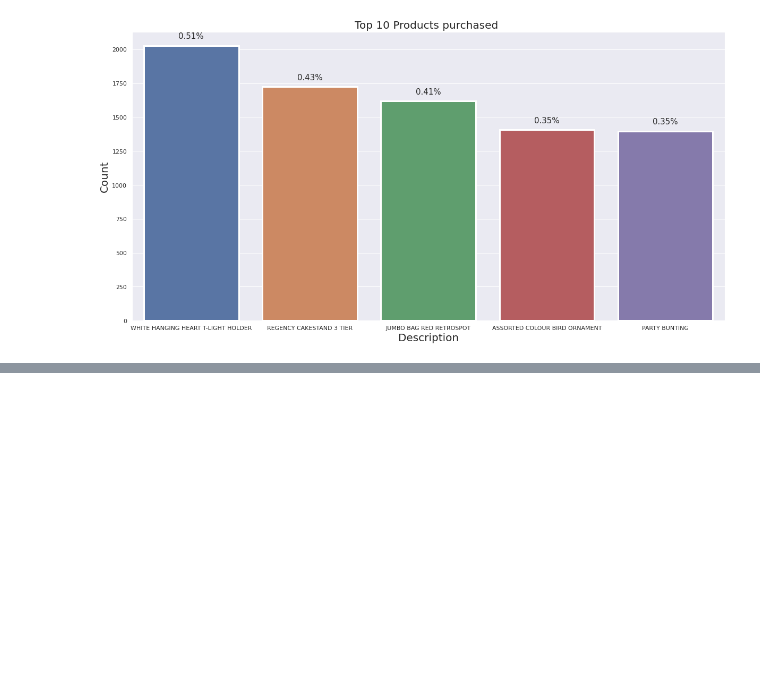
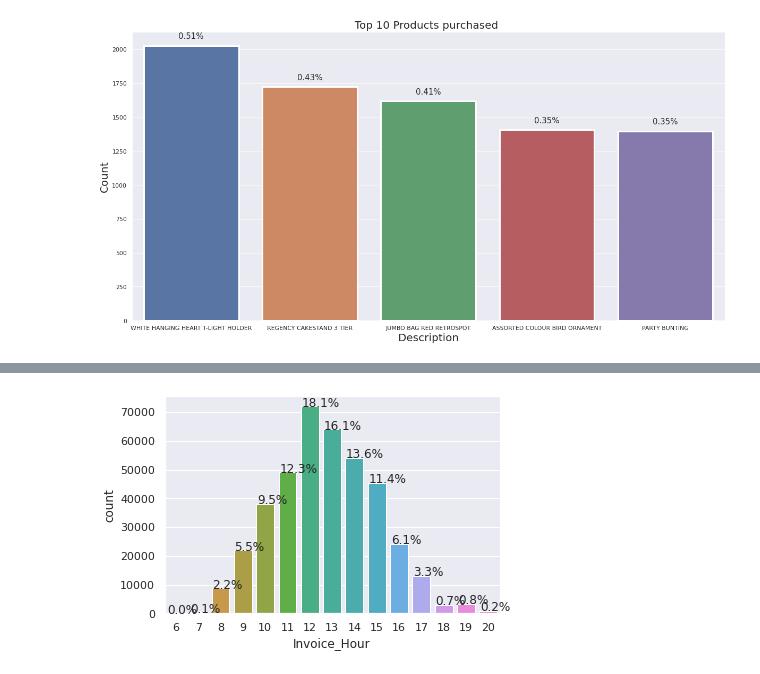
Before and after one commit to DrKamaleshR/Customersegmentation-unsupervised, a Jupyter notebook: Online_Retail_Customer_Segmentation_Capstone_Project.ipynb, the cells around one changed output, grey strips where cells are left out. Saved outputs shown, nothing was run; the diff lists cells and outputs as text; code cells hidden in the pictures; blank space fills up the shorter version.

```diff
--- a/Online_Retail_Customer_Segmentation_Capstone_Project.ipynb
+++ b/Online_Retail_Customer_Segmentation_Capstone_Project.ipynb
@@ -269,0 +278,6 @@ for p in plot3.patches:
+# %%
+
+ax = sns.countplot(CS2['Invoice_Hour'])
+PLOT(ax, CS2['Invoice_Hour'])
+# %% [output]
+[figure, added]
```
Also changed, not shown: parts of 23 cells of this notebook.
